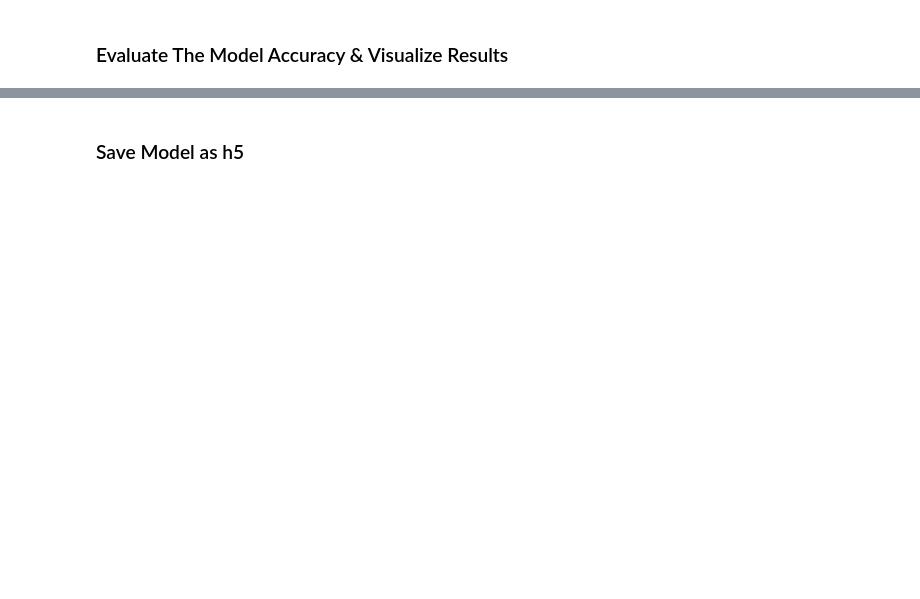
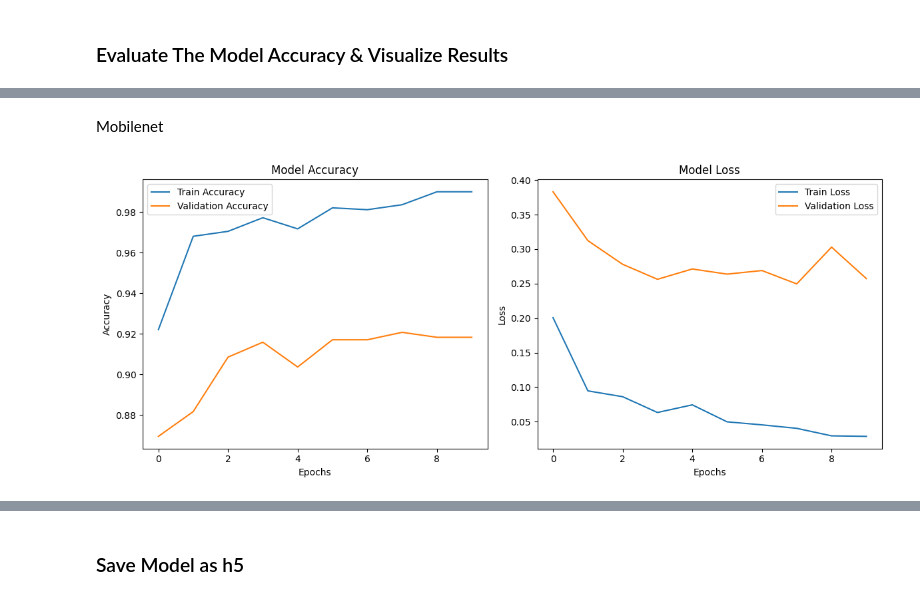
Before and after one commit to mechanicm56/Aerial-Object-Detection-Bird-vs-Drone, a Jupyter notebook: notebooks/mobilenetv2.ipynb, the cells around one changed output, grey strips where cells are left out. Cells and saved outputs as stored; diff of their text form; code cells hidden in the pictures; blank space fills up the shorter version.

```diff
--- a/notebooks/mobilenetv2.ipynb
+++ b/notebooks/mobilenetv2.ipynb
@@ -108,8 +190,12 @@ base_model.trainable = False
 # %%
-model = Sequential([
+mobilenet_model = Sequential([
     base_model,  # Add the pre-trained model as the base
     GlobalAveragePooling2D(),  # Add a pooling layer
     Dense(128, activation='relu'),  # Fully connected layer
     Dropout(0.3),  # Dropout for regularization
     Dense(num_classes, activation='softmax')  # Output layer
 ])
+
+# Compile the Model
+mobilenet_model.compile(optimizer=Adam(learning_rate=0.001), loss='sparse_categorical_crossentropy', metrics=['accuracy'])
+mobilenet_model.summary()
@@ -189,0 +304,6 @@ plot_training_history(history)
+# %% [markdown]
+Mobilenet
+# %%
+plot_training_history(mobilenet_history)
+# %% [output]
+[figure, added]
```
Also changed, not shown: parts of 25 cells of this notebook, 1 other file.
